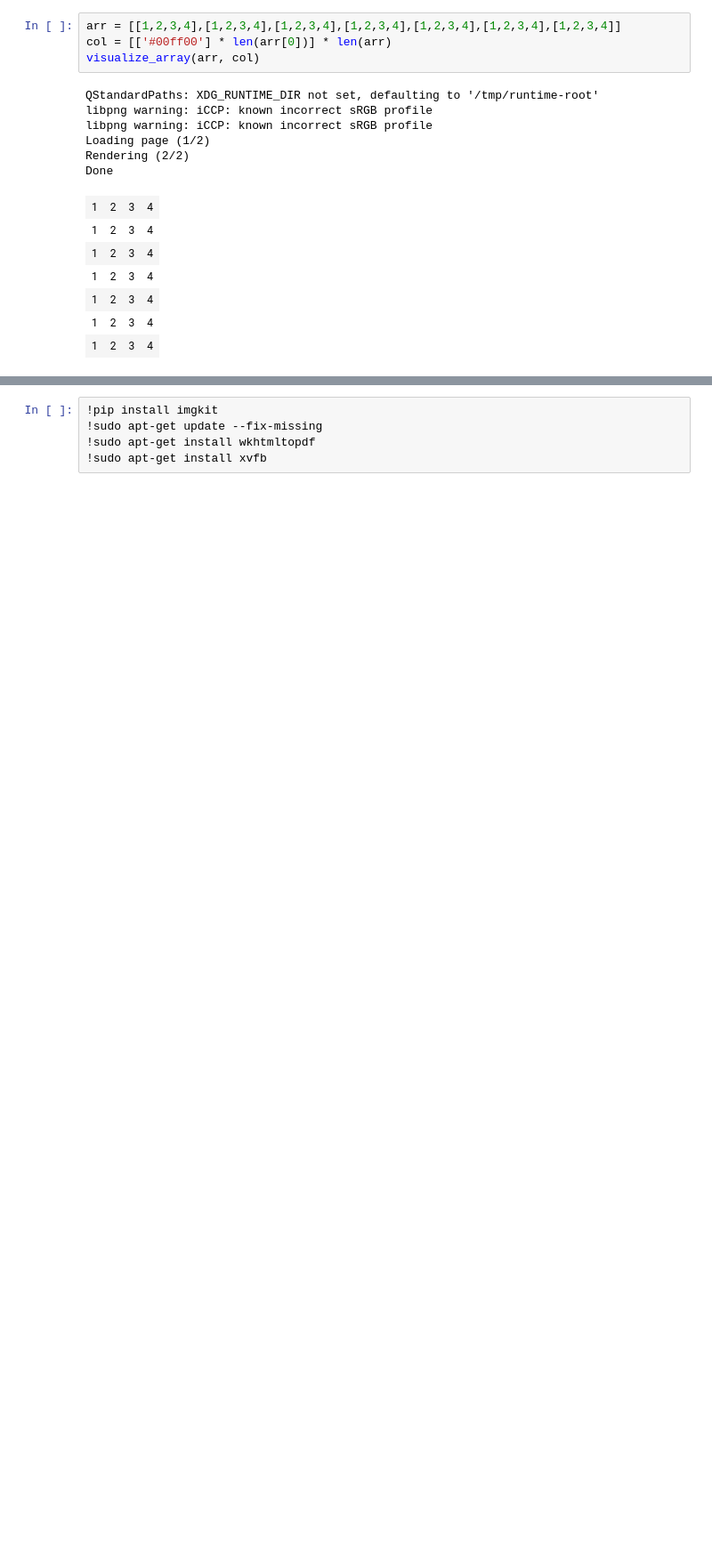
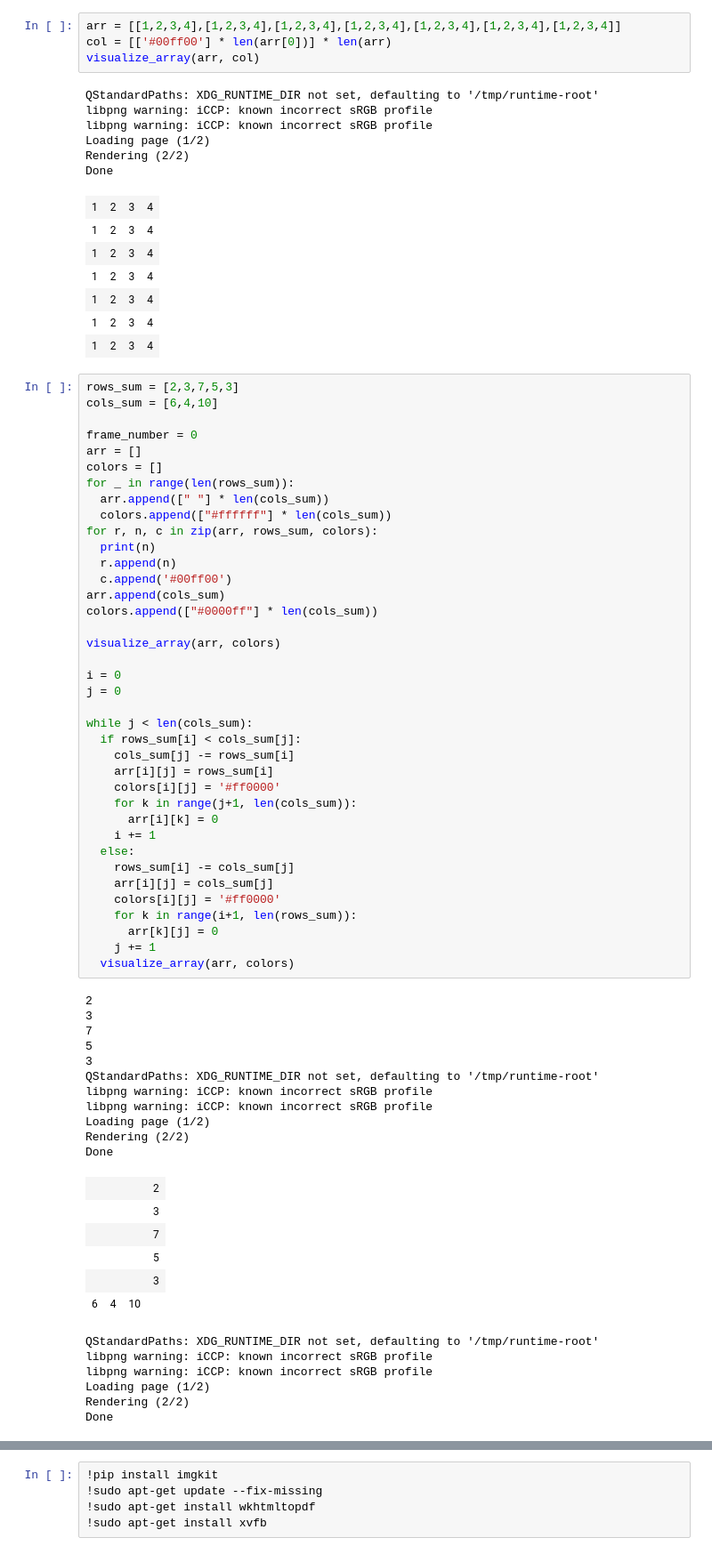
Before and after one commit to andriykhl/machine_learning, a Jupyter notebook: lists.ipynb, the cells around one changed output, grey strips where cells are left out. Shown at 89% size. Saved outputs shown, nothing was run; the diff lists cells and outputs as text; blank space fills up the shorter version.

```diff
--- a/lists.ipynb
+++ b/lists.ipynb
@@ -402,3 +402,65 @@ Done
 | 1 | 2 | 3 | 4 |
 | 1 | 2 | 3 | 4 |
 | 1 | 2 | 3 | 4 |
+# %%
+rows_sum = [2,3,7,5,3]
+cols_sum = [6,4,10]
+
+frame_number = 0
+arr = []
+colors = []
+for _ in range(len(rows_sum)):
+  arr.append([" "] * len(cols_sum))
+  colors.append(["#ffffff"] * len(cols_sum))
+for r, n, c in zip(arr, rows_sum, colors):
+  print(n)
+  r.append(n)
+  c.append('#00ff00')
+arr.append(cols_sum)
+colors.append(["#0000ff"] * len(cols_sum))
+
+visualize_array(arr, colors)
+
+i = 0
+j = 0
+
+while j < len(cols_sum):
+  if rows_sum[i] < cols_sum[j]:
+    cols_sum[j] -= rows_sum[i]
+    arr[i][j] = rows_sum[i]
+    colors[i][j] = '#ff0000'
+    for k in range(j+1, len(cols_sum)):
+      arr[i][k] = 0
+    i += 1
+  else:
+    rows_sum[i] -= cols_sum[j]
+    arr[i][j] = cols_sum[j]
+    colors[i][j] = '#ff0000'
+    for k in range(i+1, len(rows_sum)):
+      arr[k][j] = 0
+    j += 1
+  visualize_array(arr, colors)
+# %% [output]
+2
+3
+7
+5
+3
+QStandardPaths: XDG_RUNTIME_DIR not set, defaulting to '/tmp/runtime-root'
+libpng warning: iCCP: known incorrect sRGB profile
+libpng warning: iCCP: known incorrect sRGB profile
+Loading page (1/2)
+Rendering (2/2)
+Done
+|  |  |  | 2 |
+|  |  |  | 3 |
+|  |  |  | 7 |
+|  |  |  | 5 |
+|  |  |  | 3 |
+| 6 | 4 | 10 |
+QStandardPaths: XDG_RUNTIME_DIR not set, defaulting to '/tmp/runtime-root'
+libpng warning: iCCP: known incorrect sRGB profile
+libpng warning: iCCP: known incorrect sRGB profile
+Loading page (1/2)
+Rendering (2/2)
+Done
```
Also changed, not shown: parts of 2 cells of this notebook.
